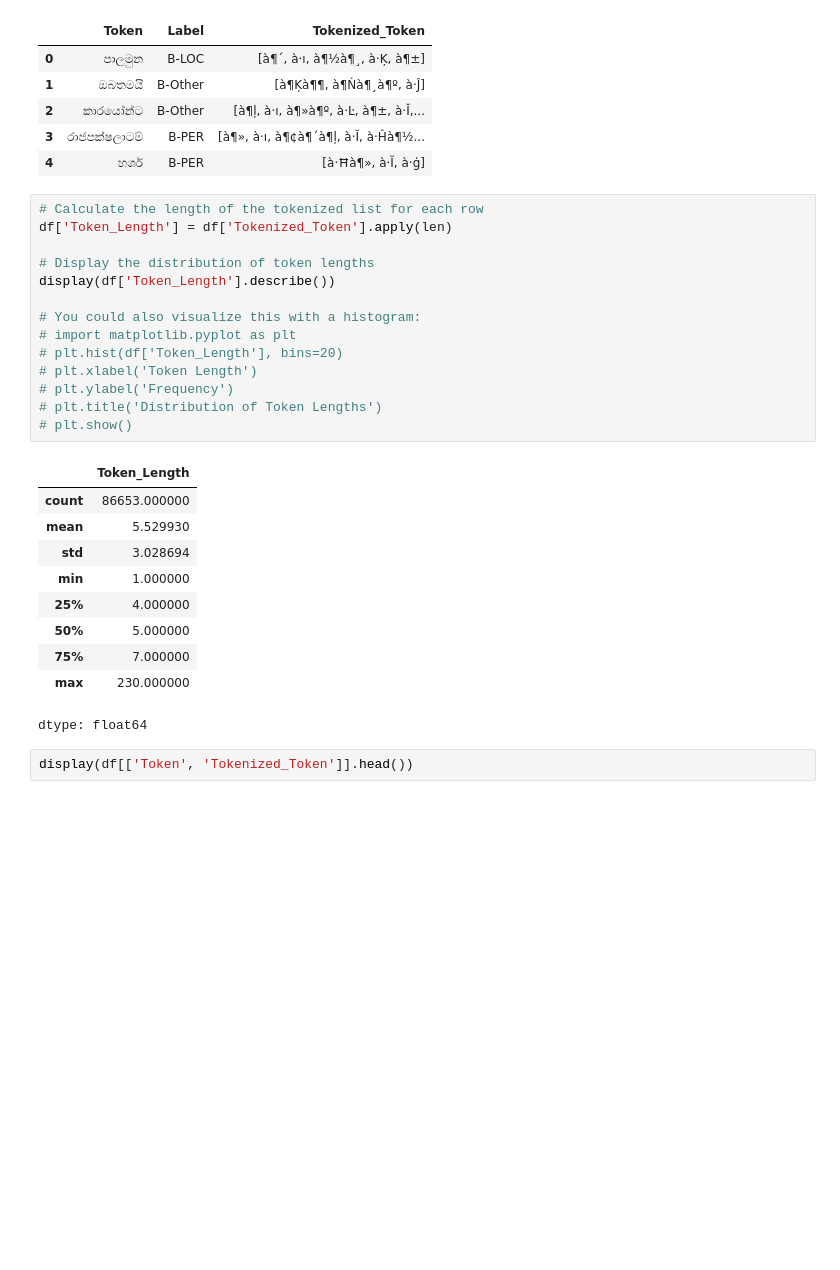
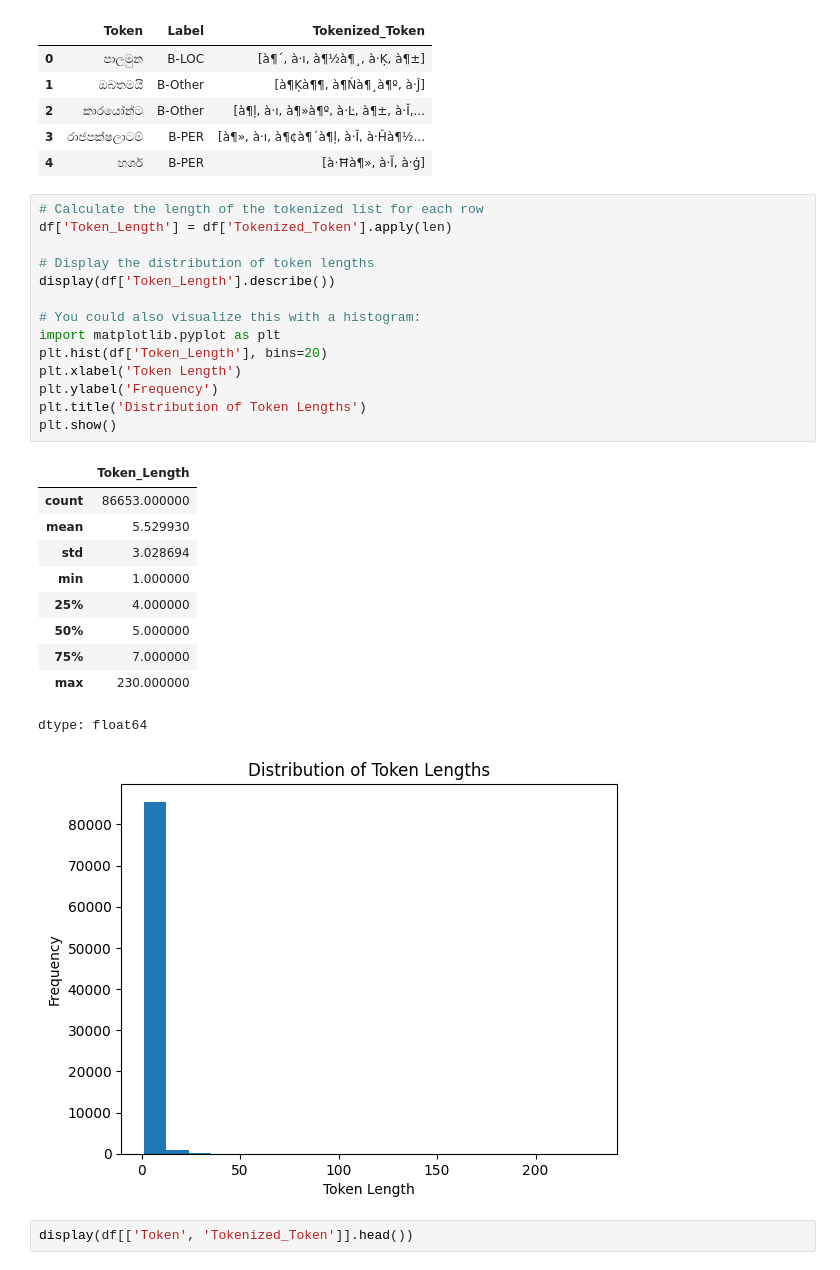
Before and after one commit to KasunUdayanga/NER-Sinhala-political-comment-identifier, a Jupyter notebook: Notebooks/SinhalaBERTV1.ipynb, the cells around one changed output. Cells and saved outputs as stored; diff of their text form; blank space fills up the shorter version.

```diff
--- a/Notebooks/SinhalaBERTV1.ipynb
+++ b/Notebooks/SinhalaBERTV1.ipynb
@@ -89,28 +89,29 @@ display(df.head())
 # %%
 # Calculate the length of the tokenized list for each row
 df['Token_Length'] = df['Tokenized_Token'].apply(len)
 
 # Display the distribution of token lengths
 display(df['Token_Length'].describe())
 
 # You could also visualize this with a histogram:
-# import matplotlib.pyplot as plt
-# plt.hist(df['Token_Length'], bins=20)
-# plt.xlabel('Token Length')
-# plt.ylabel('Frequency')
-# plt.title('Distribution of Token Lengths')
-# plt.show()
+import matplotlib.pyplot as plt
+plt.hist(df['Token_Length'], bins=20)
+plt.xlabel('Token Length')
+plt.ylabel('Frequency')
+plt.title('Distribution of Token Lengths')
+plt.show()
 # %% [output]
 |  | Token_Length |
 | count | 86653.000000 |
 | mean | 5.529930 |
 | std | 3.028694 |
 | min | 1.000000 |
 | 25% | 4.000000 |
 | 50% | 5.000000 |
 | 75% | 7.000000 |
 | max | 230.000000 |
 dtype: float64
+[figure, added]
 # %%
 display(df[['Token', 'Tokenized_Token']].head())
 # %% [output]
```
Also changed, not shown: parts of 8 cells of this notebook.
